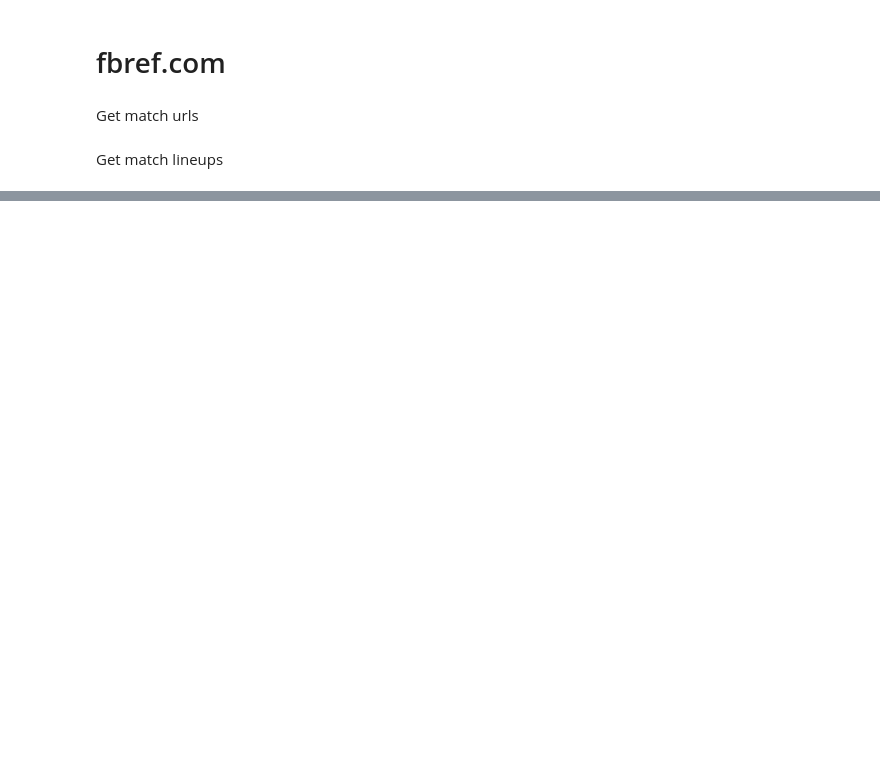
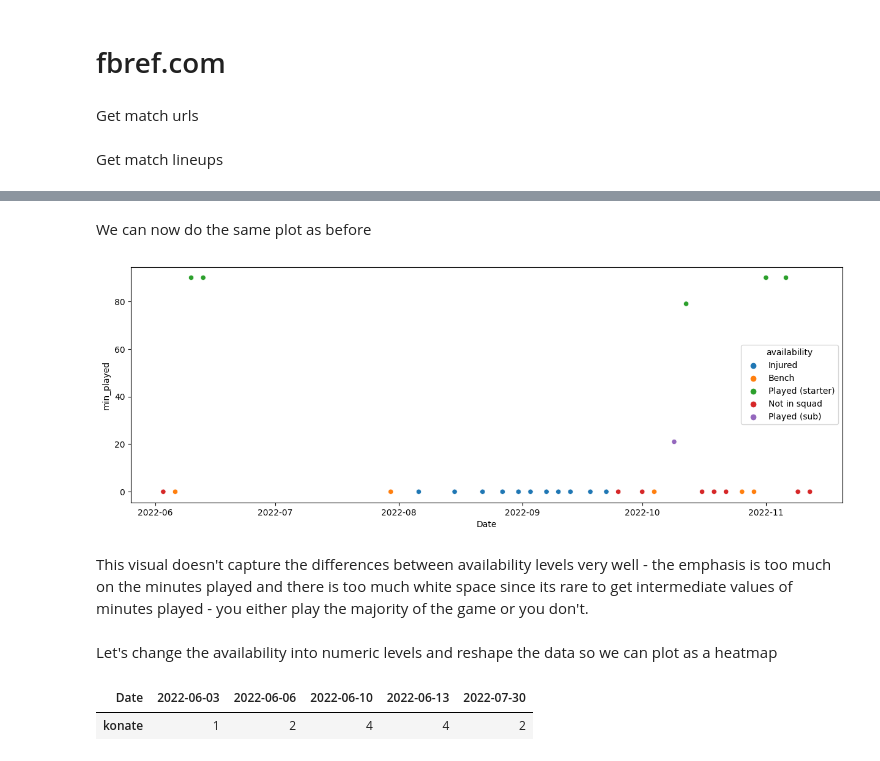
Before and after one commit to ismailmo1/football-data-viz, a Jupyter notebook: lpool-cb-injuries/konate-injuries.ipynb, the cells around one changed output, grey strips where cells are left out. Drawn from its saved outputs; the diff is of its cells as text; code cells hidden in the pictures; blank space fills up the shorter version.

```diff
--- a/lpool-cb-injuries/konate-injuries.ipynb
+++ b/lpool-cb-injuries/konate-injuries.ipynb
@@ -96,0 +147,7 @@ konate_all_liverpool_df.head()
+# %%
+all_matches['min_played'] = all_matches.iloc[:,16]
+all_matches['subbed_off'] = all_matches.iloc[:,15]
+all_matches['subbed_on'] = all_matches.iloc[:,14]
+all_matches.dropna(axis=1, how='all', inplace=True)
+all_matches = all_matches[['Date', 'Home team.1','Away team.1', 'Result','min_played','subbed_on', 'subbed_off']]
+all_matches.head()
@@ -96,0 +163,24 @@ konate_all_liverpool_df.head()
+# %%
+def get_availability(row:pd.Series):
+    if row['min_played']>0:
+        if row['subbed_on'] is np.nan:
+            return "Played (starter)"
+        return "Played (sub)"
+    if row['subbed_on'] =='on the bench':
+        return "Bench"
+    if row['subbed_on'] == 'Not in squad':
+        return 'Not in squad'
+    return "Injured"
+
+def get_min_played(min_played:str):
+    minutes_split = min_played.split("'")
+    if len(minutes_split)<2:
+        return 0
+    else:
+        return int(minutes_split[0])
+# %%
+all_matches['min_played'] = all_matches['min_played'].apply(get_min_played)
+
+# create categories based on subbed on/off, minutes played
+all_matches['availability'] = all_matches.apply(get_availability, axis=1)
+all_matches.head()
@@ -96,0 +194,32 @@ konate_all_liverpool_df.head()
+# %% [markdown]
+We can now do the same plot as before
+# %%
+fig,ax = plt.subplots(figsize=(15,5))
+
+plot = sns.scatterplot(all_matches, ax=ax, x= 'Date', y='min_played', hue='availability')
+# %% [output]
+[figure, added]
+# %% [markdown]
+This visual doesn't capture the differences between availability levels very well - the emphasis is too much on the minutes played and there is too much white space since its rare to get intermediate values of minutes played - you either play the majority of the game or you don't.
+# %% [markdown]
+Let's change the availability into numeric levels and reshape the data so we can plot as a heatmap
+# %%
+availability_levels = {
+                        'Injured':0,
+                        'Not in squad':1,
+                        'Bench':2,
+                        'Played (sub)':3,
+                        'Played (starter)':4
+                        }
+all_matches['availability_level'] = all_matches['availability'].map(availability_levels)
+all_matches.head()
+availability_df = all_matches.loc[:,['Date','availability_level']]
+availability_df.sort_values('Date', inplace=True)
+availability_df['Date'] = availability_df['Date'].apply(lambda x:x.date())
+availability_df = availability_df.set_index('Date').transpose()
+availability_df.rename({"availability_level":"konate"},axis=0, inplace=True)
+
+availability_df.iloc[:,0:5]
+# %% [output]
+| Date | 2022-06-03 | 2022-06-06 | 2022-06-10 | 2022-06-13 | 2022-07-30 |
+| konate | 1 | 2 | 4 | 4 | 2 |
```
Also changed, not shown: parts of 13 cells of this notebook, 1 other file.
